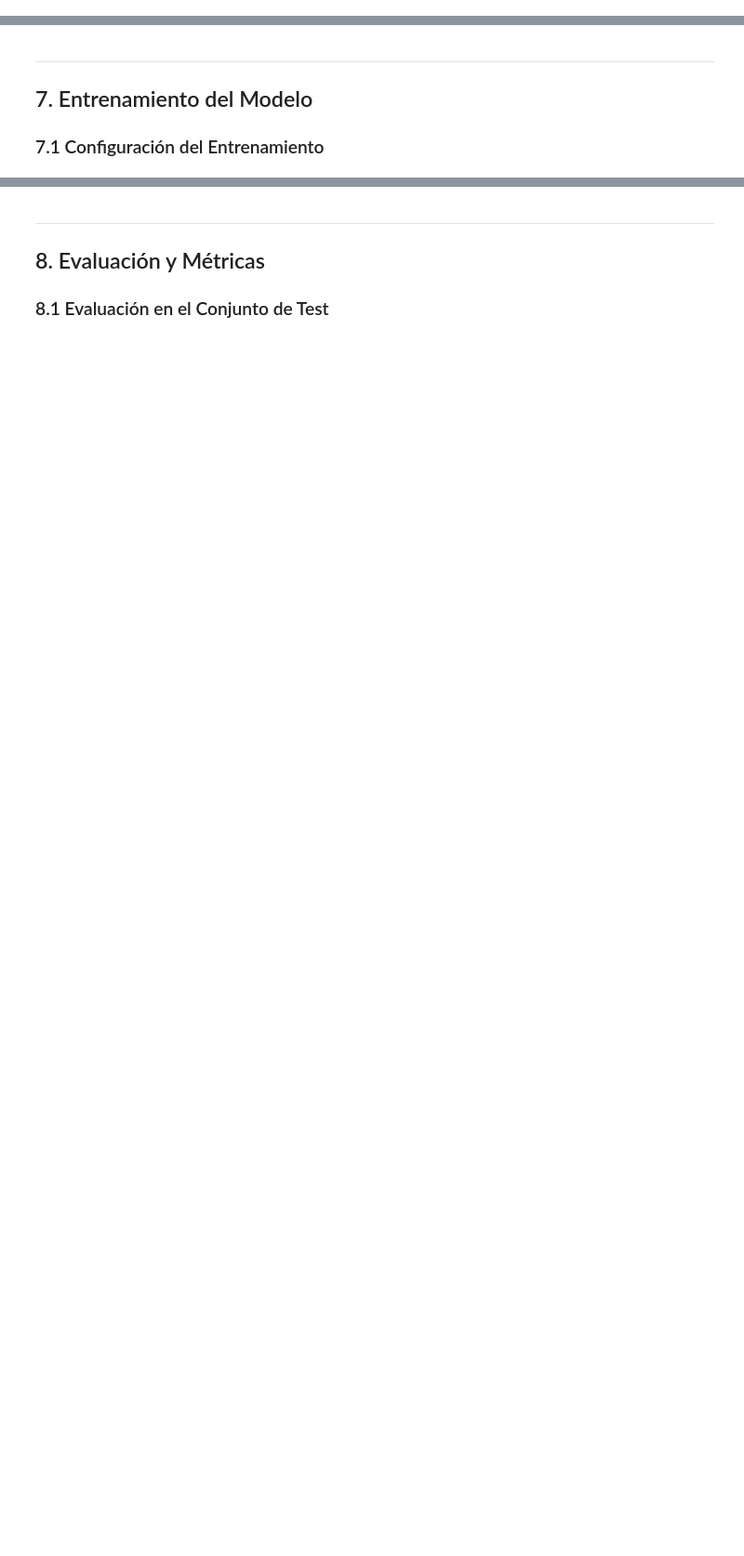
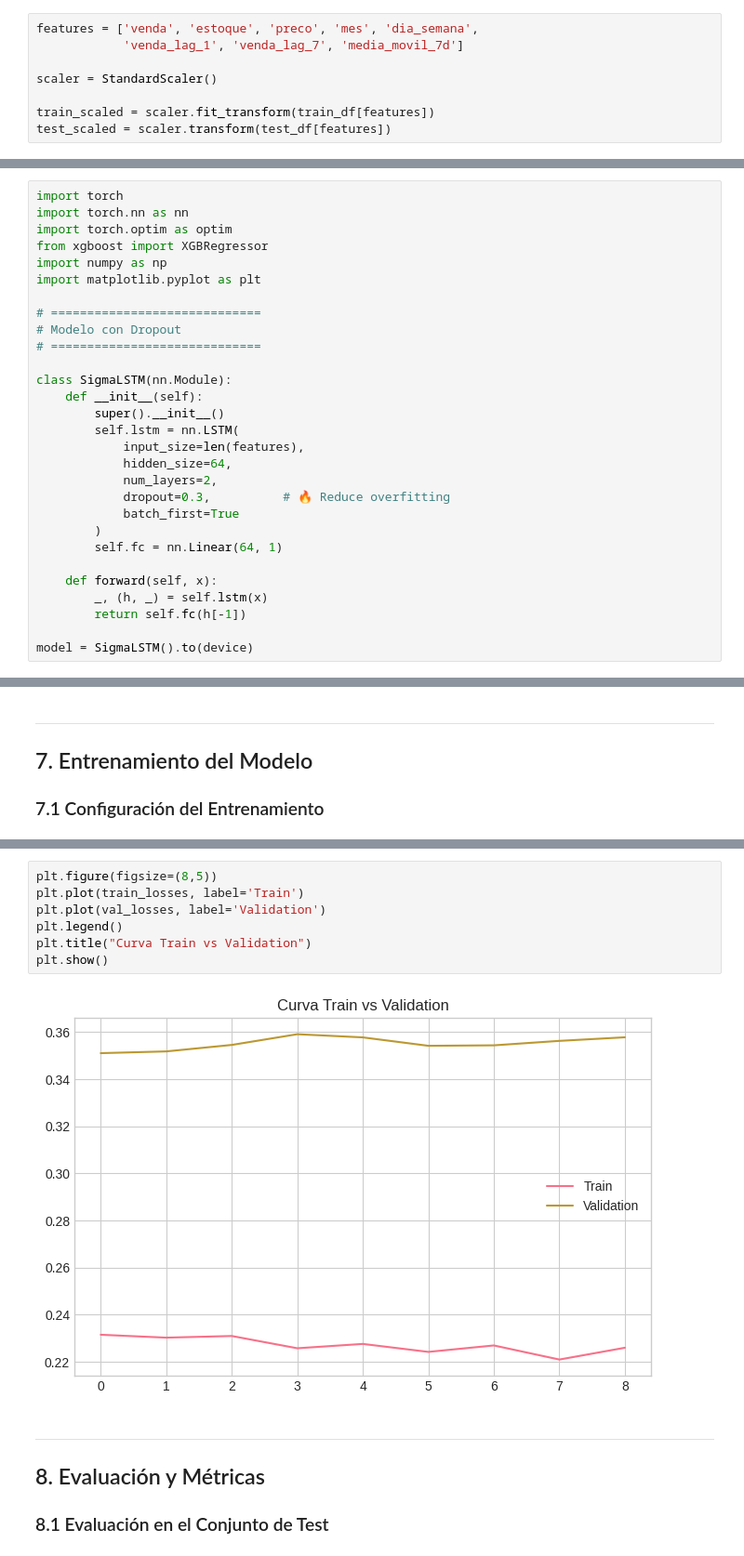
Before and after one commit to f1536106-dotcom/AML-Final-Yuyes-Vladimir, a Jupyter notebook: notebooks/final_project.ipynb, the cells around one changed output, grey strips where cells are left out. Shown at 93% size. Saved outputs shown, nothing was run; the diff lists cells and outputs as text; blank space fills up the shorter version.

```diff
--- a/notebooks/final_project.ipynb
+++ b/notebooks/final_project.ipynb
@@ -875,2 +798,10 @@ if y.dtype == 'object' or y.nunique() < 20:
+# %%
+features = ['venda', 'estoque', 'preco', 'mes', 'dia_semana',
+            'venda_lag_1', 'venda_lag_7', 'media_movil_7d']
+
+scaler = StandardScaler()
+
+train_scaled = scaler.fit_transform(train_df[features])
+test_scaled = scaler.transform(test_df[features])
 # %% [markdown]
 ### 5.6 Preparación de Datos para Deep Learning
@@ -1091,3 +846,32 @@ model_keras.summary()
+# %%
+import torch
+import torch.nn as nn
+import torch.optim as optim
+from xgboost import XGBRegressor
+import numpy as np
+import matplotlib.pyplot as plt
+
+# =============================
+# Modelo con Dropout
+# =============================
+
+class SigmaLSTM(nn.Module):
+    def __init__(self):
+        super().__init__()
+        self.lstm = nn.LSTM(
+            input_size=len(features),
+            hidden_size=64,
+            num_layers=2,
+            dropout=0.3,          # 🔥 Reduce overfitting
+            batch_first=True
+        )
+        self.fc = nn.Linear(64, 1)
+
+    def forward(self, x):
+        _, (h, _) = self.lstm(x)
+        return self.fc(h[-1])
+
+model = SigmaLSTM().to(device)
 # %% [markdown]
 ### 6.3 Diagrama de la Arquitectura
 
@@ -1397,3 +948,12 @@ if task_type == 'classification':
+# %%
+plt.figure(figsize=(8,5))
+plt.plot(train_losses, label='Train')
+plt.plot(val_losses, label='Validation')
+plt.legend()
+plt.title("Curva Train vs Validation")
+plt.show()
+# %% [output]
+[figure, added]
 # %% [markdown]
 ---
 ## 8. Evaluación y Métricas
```
Also changed, not shown: parts of 37 cells of this notebook.
